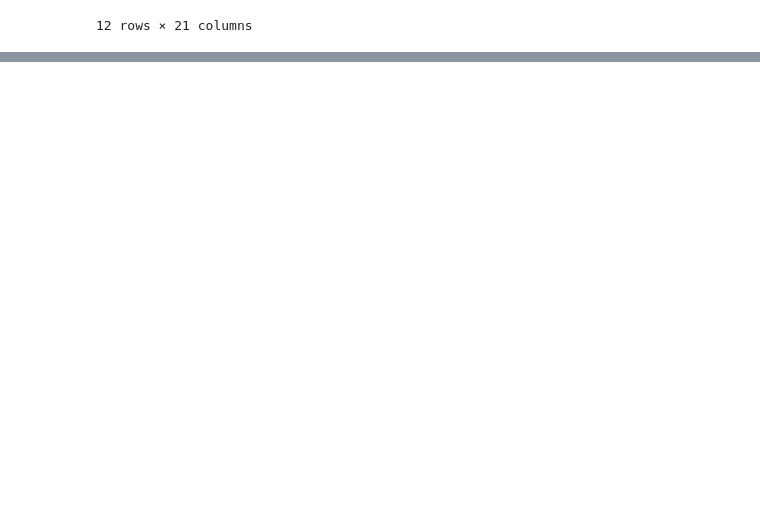
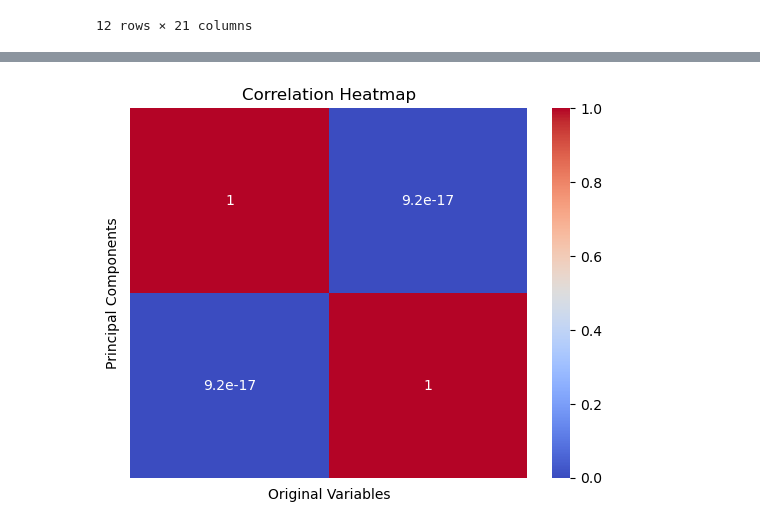
Before and after one commit to FrederikBA/DataScienceMP1, a Jupyter notebook: PS3.ipynb, the cells around one changed output, grey strips where cells are left out. Drawn from its saved outputs; the diff is of its cells as text; code cells hidden in the pictures; blank space fills up the shorter version.

```diff
--- a/PS3.ipynb
+++ b/PS3.ipynb
@@ -204,3 +205,30 @@ corr_matrix
 | version | NaN | NaN | NaN | NaN | NaN | NaN | NaN | NaN | NaN | ... |
 | latitude | 0.452625 | 0.969822 | 0.391703 | 0.643983 | -0.115355 | 0.064023 | -0.114787 | NaN | NaN | ... |
 | longitude | -0.529280 | -0.985403 | -0.308208 | -0.618563 | 0.133052 | -0.001288 | 0.154233 | NaN | NaN | ... |
+# %%
+from sklearn.decomposition import PCA
+from sklearn.preprocessing import StandardScaler
+import numpy as np
+
+
+# Before we can apply PCA on the attributes we need to preprocess and standardize the data.
+
+
+# normalize the numeric data
+scaler = StandardScaler()
+X_norm = scaler.fit_transform(numeric_df)
+
+df_normalized = pd.DataFrame(X_norm, columns=numeric_df.columns)
+df_normalized
+
+# Create a PCA instance
+pca = PCA(n_components=2)
+
+# Fit the PCA model on the data
+pca.fit(df_normalized)
+
+# Transform the data using the fitted PCA model
+X_pca = pca.transform(df_normalized)
+
+# Print the transformed data
+print(X_pca)
@@ -206,0 +248,18 @@ corr_matrix
+# %%
+import seaborn as sns
+import matplotlib.pyplot as plt
+
+# Heatmap used to visualize the correlation between attributes.
+
+corr_mat = np.corrcoef(X_pca, rowvar=False)
+
+# create the heatmap
+sns.heatmap(corr_mat, cmap='coolwarm', annot=True, xticklabels=False, yticklabels=False)
+
+# customize the plot
+plt.title('Correlation Heatmap')
+plt.xlabel('Original Variables')
+plt.ylabel('Principal Components')
+plt.show()
+# %% [output]
+[figure, added]
```
Also changed, not shown: parts of 2 cells of this notebook, 1 other file.
